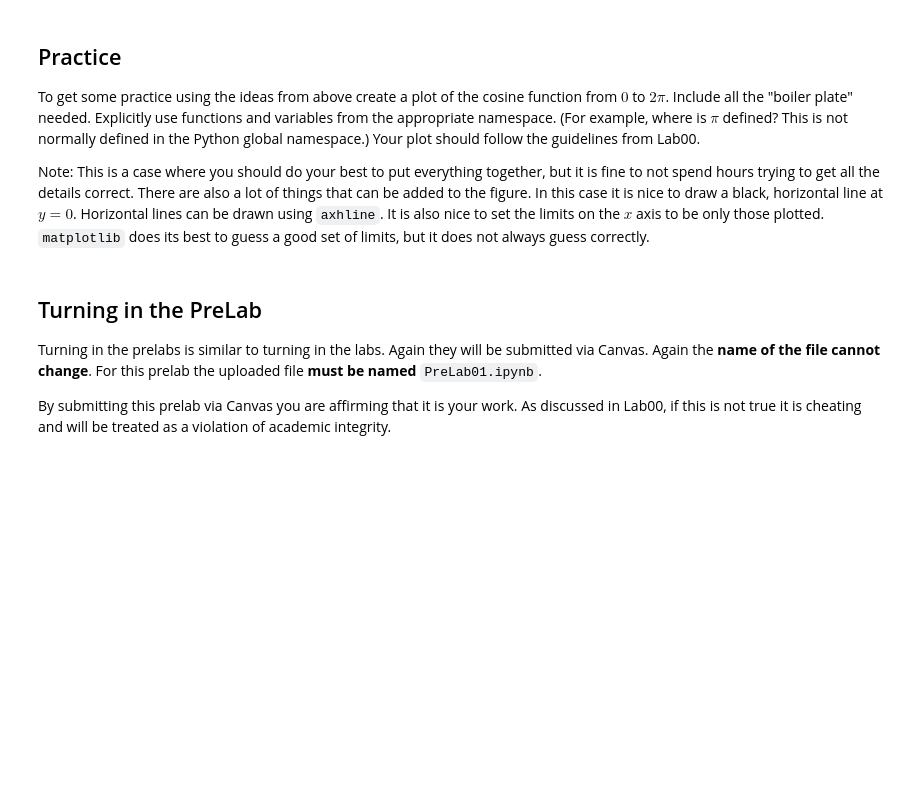
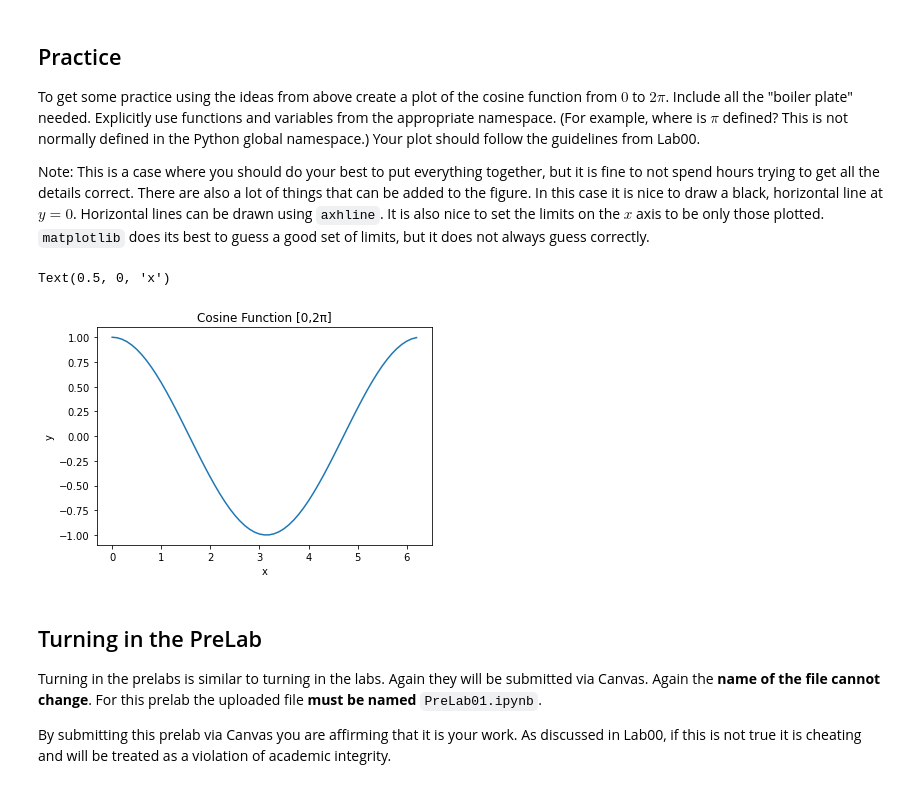
Before and after one commit to Rjames13/p250-spring-2022, a Jupyter notebook: prelabs/PreLab01.ipynb, the cells around one changed output. Drawn from its saved outputs; the diff is of its cells as text; code cells hidden in the pictures; blank space fills up the shorter version.

```diff
--- a/prelabs/PreLab01.ipynb
+++ b/prelabs/PreLab01.ipynb
@@ -165,3 +191,13 @@ raise NotImplementedError()
+# %%
+fig= plt.figure()
+ax = fig.add_subplot(111)
+ax.plot(np.arange(0,np.pi*2,0.1),np.cos(np.arange(0,np.pi*2,0.1)))
+ax.set_title("Cosine Function [0,2π]")
+ax.set_ylabel("y")
+ax.set_xlabel("x")
+# %% [output]
+Text(0.5, 0, 'x')
+[figure, added]
 # %% [markdown]
 ## Turning in the PreLab
 
```
Also changed, not shown: parts of 8 cells of this notebook, 1 other file.
